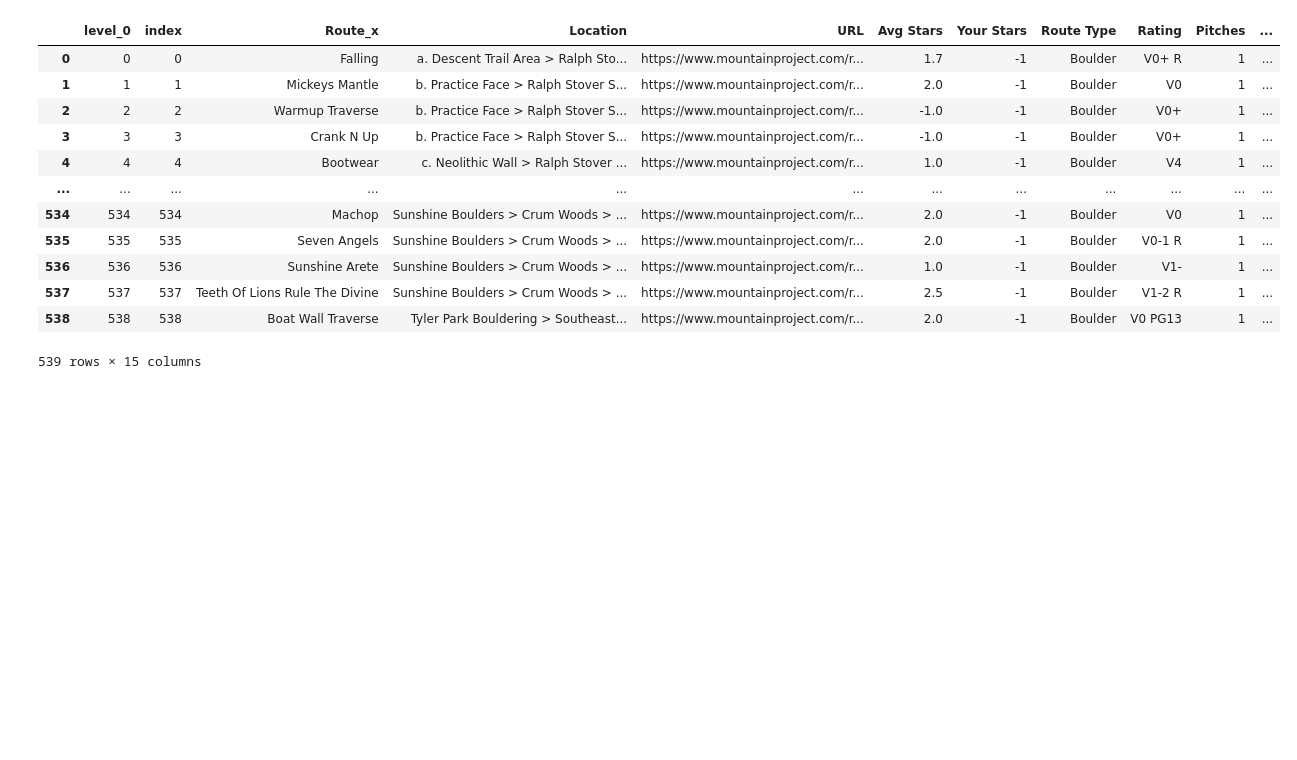
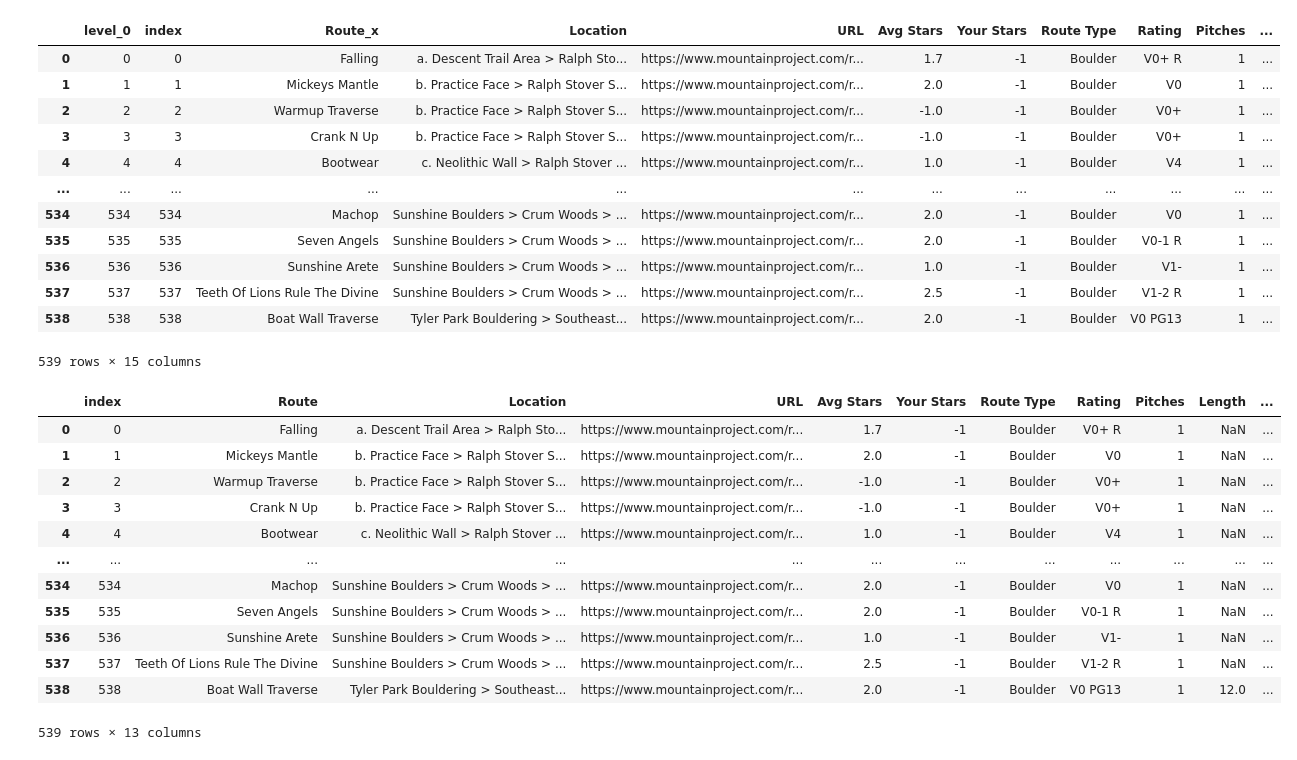
Before and after one commit to kchiev215/Passion_project, a Jupyter notebook: PA Web scraping.ipynb, the cells around one changed output. Saved outputs shown, nothing was run; the diff lists cells and outputs as text; code cells hidden in the pictures; blank space fills up the shorter version.

```diff
--- a/PA Web scraping.ipynb
+++ b/PA Web scraping.ipynb
@@ -357,4 +357,21 @@ combined_PA
 | 538 | 538 | 538 | Boat Wall Traverse | Tyler Park Bouldering > Southeast... | https://www.mountainproject.com/r... | 2.0 | -1 | Boulder | V0 PG13 | 1 | ... |
 539 rows × 15 columns
 # %%
-combined_PA.to_csv('combined_PA.csv')
+combined_PA = combined_PA.drop(columns=['level_0','Route_y'])
+# %%
+combined_PA = combined_PA.rename(columns={'Route_x':'Route'})
+combined_PA
+# %% [output]
+|  | index | Route | Location | URL | Avg Stars | Your Stars | Route Type | Rating | Pitches | Length | ... |
+| 0 | 0 | Falling | a. Descent Trail Area > Ralph Sto... | https://www.mountainproject.com/r... | 1.7 | -1 | Boulder | V0+ R | 1 | NaN | ... |
+| 1 | 1 | Mickeys Mantle | b. Practice Face > Ralph Stover S... | https://www.mountainproject.com/r... | 2.0 | -1 | Boulder | V0 | 1 | NaN | ... |
+| 2 | 2 | Warmup Traverse | b. Practice Face > Ralph Stover S... | https://www.mountainproject.com/r... | -1.0 | -1 | Boulder | V0+ | 1 | NaN | ... |
+| 3 | 3 | Crank N Up | b. Practice Face > Ralph Stover S... | https://www.mountainproject.com/r... | -1.0 | -1 | Boulder | V0+ | 1 | NaN | ... |
+| 4 | 4 | Bootwear | c. Neolithic Wall > Ralph Stover ... | https://www.mountainproject.com/r... | 1.0 | -1 | Boulder | V4 | 1 | NaN | ... |
+| ... | ... | ... | ... | ... | ... | ... | ... | ... | ... | ... | ... |
+| 534 | 534 | Machop | Sunshine Boulders > Crum Woods > ... | https://www.mountainproject.com/r... | 2.0 | -1 | Boulder | V0 | 1 | NaN | ... |
+| 535 | 535 | Seven Angels | Sunshine Boulders > Crum Woods > ... | https://www.mountainproject.com/r... | 2.0 | -1 | Boulder | V0-1 R | 1 | NaN | ... |
+| 536 | 536 | Sunshine Arete | Sunshine Boulders > Crum Woods > ... | https://www.mountainproject.com/r... | 1.0 | -1 | Boulder | V1- | 1 | NaN | ... |
+| 537 | 537 | Teeth Of Lions Rule The Divine | Sunshine Boulders > Crum Woods > ... | https://www.mountainproject.com/r... | 2.5 | -1 | Boulder | V1-2 R | 1 | NaN | ... |
+| 538 | 538 | Boat Wall Traverse | Tyler Park Bouldering > Southeast... | https://www.mountainproject.com/r... | 2.0 | -1 | Boulder | V0 PG13 | 1 | 12.0 | ... |
+539 rows × 13 columns
```
Also changed, not shown: parts of 1 cell of this notebook.
